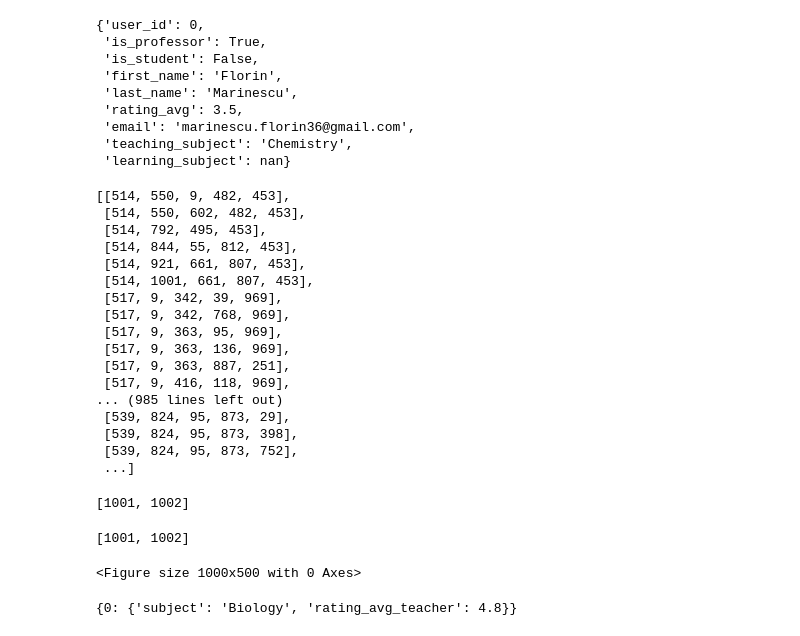
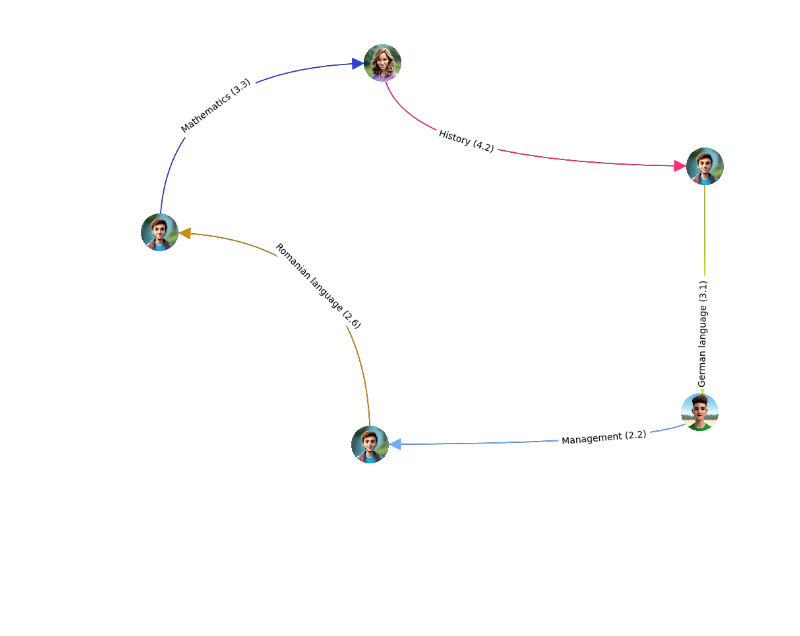
Before and after one commit to njaric03/UniHack24-Vanjo, a Jupyter notebook: knowledge_graph/make_knowledge_graph.ipynb, the cells around one changed output. Cells and saved outputs as stored; diff of their text form; code cells hidden in the pictures; blank space fills up the shorter version.

Commit message:
added drwing to UserGraph.py

```diff
--- a/knowledge_graph/make_knowledge_graph.ipynb
+++ b/knowledge_graph/make_knowledge_graph.ipynb
@@ -16,15 +16,3 @@ ug.save_to_file('graph.pkl')
-# %%
-users.iloc[0].to_dict()
-# %% [output]
-{'user_id': 0,
- 'is_professor': True,
- 'is_student': False,
- 'first_name': 'Florin',
- 'last_name': 'Marinescu',
- 'rating_avg': 3.5,
- 'email': 'marinescu.florin36@gmail.com',
- 'teaching_subject': 'Chemistry',
- 'learning_subject': nan}
 # %%
 ug.add_user(1001, attributes = {'is_professor': True,
  'is_student': True,
@@ -44,39 +32,7 @@ ug.add_user(1002, attributes = {'is_professor': True,
  'teaching_subject': 'Mathematics',
  'learning_subject': 'Biology'}
             )
-# %%
-ug.cycles
-# %% [output]
-[[514, 550, 9, 482, 453],
- [514, 550, 602, 482, 453],
- [514, 792, 495, 453],
- [514, 844, 55, 812, 453],
- [514, 921, 661, 807, 453],
- [514, 1001, 661, 807, 453],
- [517, 9, 342, 39, 969],
- [517, 9, 342, 768, 969],
- [517, 9, 363, 95, 969],
- [517, 9, 363, 136, 969],
- [517, 9, 363, 887, 251],
- [517, 9, 416, 118, 969],
-... (985 lines left out)
- [539, 824, 95, 873, 29],
- [539, 824, 95, 873, 398],
- [539, 824, 95, 873, 752],
- ...]
-# %%
-ug.find_best_cycle(1002)
-# %% [output]
-[1001, 1002]
-# %%
-ug.find_best_cycle(1002)
-# %% [output]
-[1001, 1002]
 # %%
-ug.draw_cycle(145)
+ug.draw_cycle(64)
 # %% [output]
-<Figure size 1000x500 with 0 Axes>
+[figure, added]
-# %%
-ug.graph.get_edge_data(1001, 1002)
-# %% [output]
-{0: {'subject': 'Biology', 'rating_avg_teacher': 4.8}}
```
Also changed, not shown: parts of 9 cells of this notebook, 10 other files.
